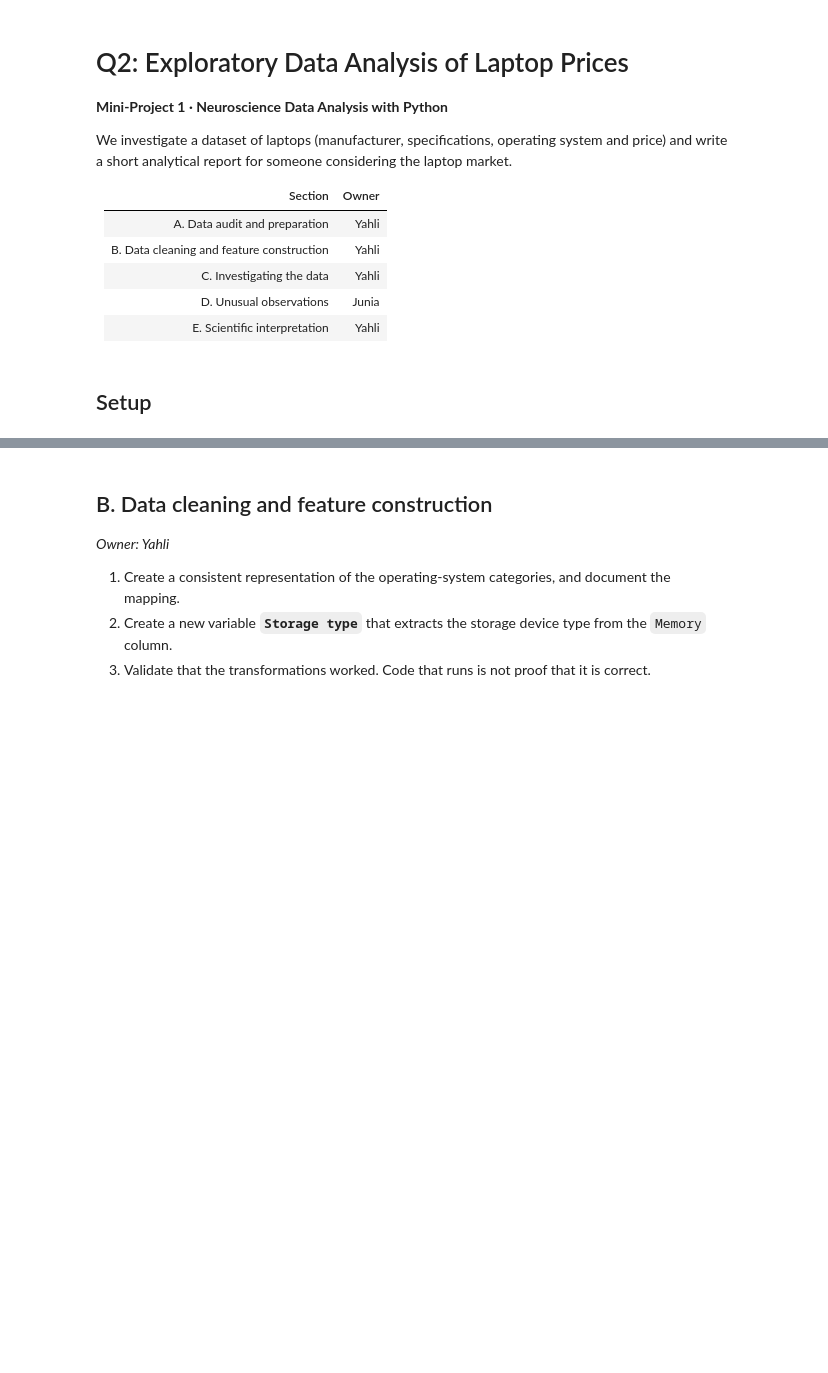
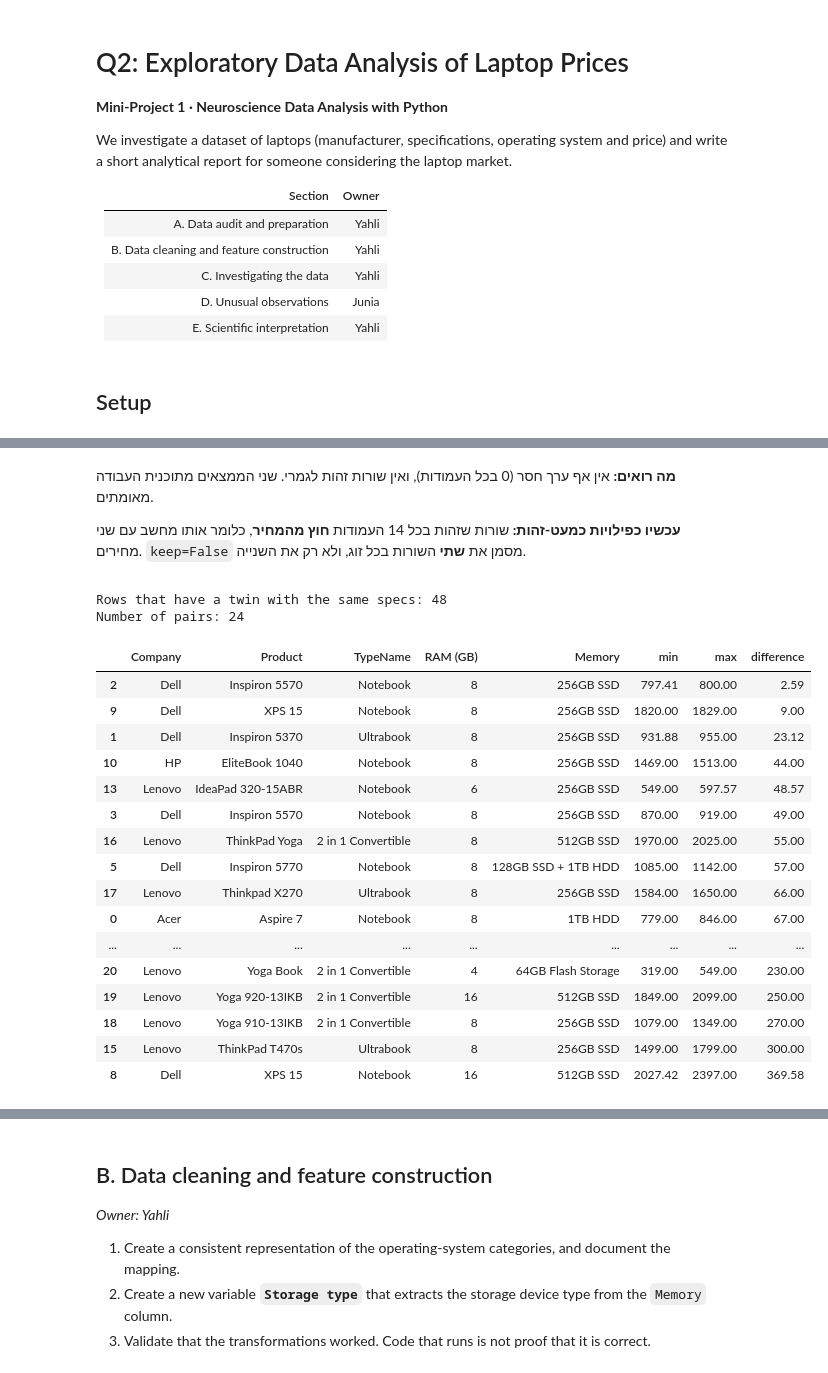
Before and after one commit to yonipick-subair/MiniProject_1, a Jupyter notebook: Q2_laptop_analysis.ipynb, the cells around one changed output, grey strips where cells are left out. Drawn from its saved outputs; the diff is of its cells as text; code cells hidden in the pictures; blank space fills up the shorter version.

Commit message:
Q2 sections A-B: data audit, OS mapping and Storage type

```diff
--- a/Q2_laptop_analysis.ipynb
+++ b/Q2_laptop_analysis.ipynb
@@ -65,0 +157,41 @@ Before analyzing, we investigate structure and quality:
+# %% [markdown]
+<div dir="rtl">
+
+**מה רואים:** אין אף ערך חסר (0 בכל העמודות), ואין שורות זהות לגמרי. שני הממצאים מתוכנית העבודה מאומתים.
+
+**עכשיו כפילויות כמעט-זהות:** שורות שזהות בכל 14 העמודות **חוץ מהמחיר**, כלומר אותו מחשב עם שני מחירים.
+`keep=False` מסמן את **שתי** השורות בכל זוג, ולא רק את השנייה.
+
+</div>
+# %%
+# Near duplicates: rows identical in every column except the price
+spec_cols = [col for col in df.columns if col != "Price (Euro)"]
+same_spec = df[df.duplicated(subset=spec_cols, keep=False)]
+print("Rows that have a twin with the same specs:", len(same_spec))
+
+# Show each pair once, with its two prices
+pairs = same_spec.groupby(spec_cols)["Price (Euro)"].agg(["count", "min", "max"]).reset_index()
+pairs["difference"] = (pairs["max"] - pairs["min"]).round(2)
+print("Number of pairs:", len(pairs))
+
+pairs[["Company", "Product", "TypeName", "RAM (GB)", "Memory", "min", "max", "difference"]].sort_values("difference")
+# %% [output]
+Rows that have a twin with the same specs: 48
+Number of pairs: 24
+|  | Company | Product | TypeName | RAM (GB) | Memory | min | max | difference |
+| 2 | Dell | Inspiron 5570 | Notebook | 8 | 256GB SSD | 797.41 | 800.00 | 2.59 |
+| 9 | Dell | XPS 15 | Notebook | 8 | 256GB SSD | 1820.00 | 1829.00 | 9.00 |
+| 1 | Dell | Inspiron 5370 | Ultrabook | 8 | 256GB SSD | 931.88 | 955.00 | 23.12 |
+| 10 | HP | EliteBook 1040 | Notebook | 8 | 256GB SSD | 1469.00 | 1513.00 | 44.00 |
+| 13 | Lenovo | IdeaPad 320-15ABR | Notebook | 6 | 256GB SSD | 549.00 | 597.57 | 48.57 |
+| 3 | Dell | Inspiron 5570 | Notebook | 8 | 256GB SSD | 870.00 | 919.00 | 49.00 |
+| 16 | Lenovo | ThinkPad Yoga | 2 in 1 Convertible | 8 | 512GB SSD | 1970.00 | 2025.00 | 55.00 |
+| 5 | Dell | Inspiron 5770 | Notebook | 8 | 128GB SSD + 1TB HDD | 1085.00 | 1142.00 | 57.00 |
+| 17 | Lenovo | Thinkpad X270 | Ultrabook | 8 | 256GB SSD | 1584.00 | 1650.00 | 66.00 |
+| 0 | Acer | Aspire 7 | Notebook | 8 | 1TB HDD | 779.00 | 846.00 | 67.00 |
+| ... | ... | ... | ... | ... | ... | ... | ... | ... |
+| 20 | Lenovo | Yoga Book | 2 in 1 Convertible | 4 | 64GB Flash Storage | 319.00 | 549.00 | 230.00 |
+| 19 | Lenovo | Yoga 920-13IKB | 2 in 1 Convertible | 16 | 512GB SSD | 1849.00 | 2099.00 | 250.00 |
+| 18 | Lenovo | Yoga 910-13IKB | 2 in 1 Convertible | 8 | 256GB SSD | 1079.00 | 1349.00 | 270.00 |
+| 15 | Lenovo | ThinkPad T470s | Ultrabook | 8 | 256GB SSD | 1499.00 | 1799.00 | 300.00 |
+| 8 | Dell | XPS 15 | Notebook | 16 | 512GB SSD | 2027.42 | 2397.00 | 369.58 |
```
Also changed, not shown: parts of 61 cells of this notebook, 1 other file.
